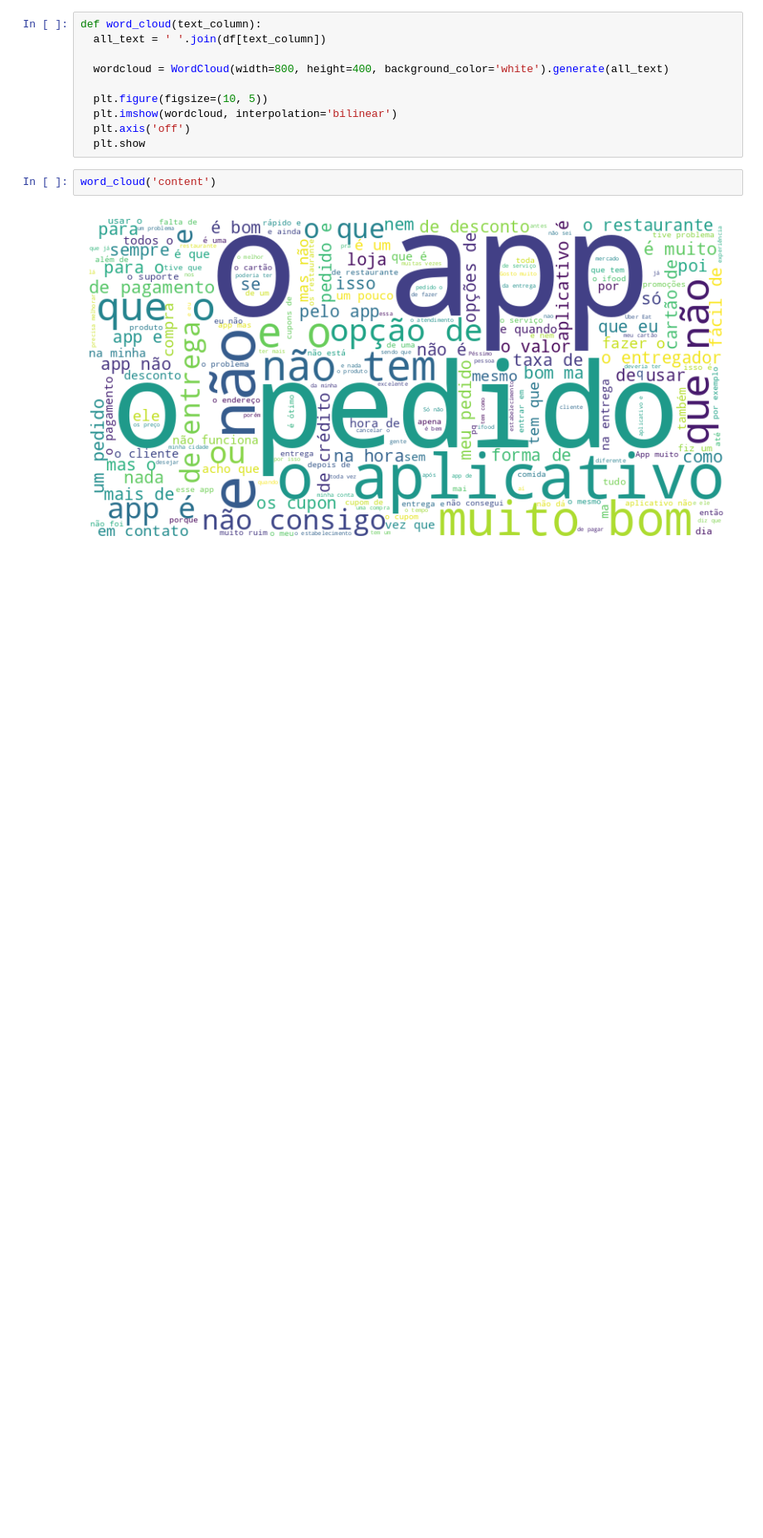
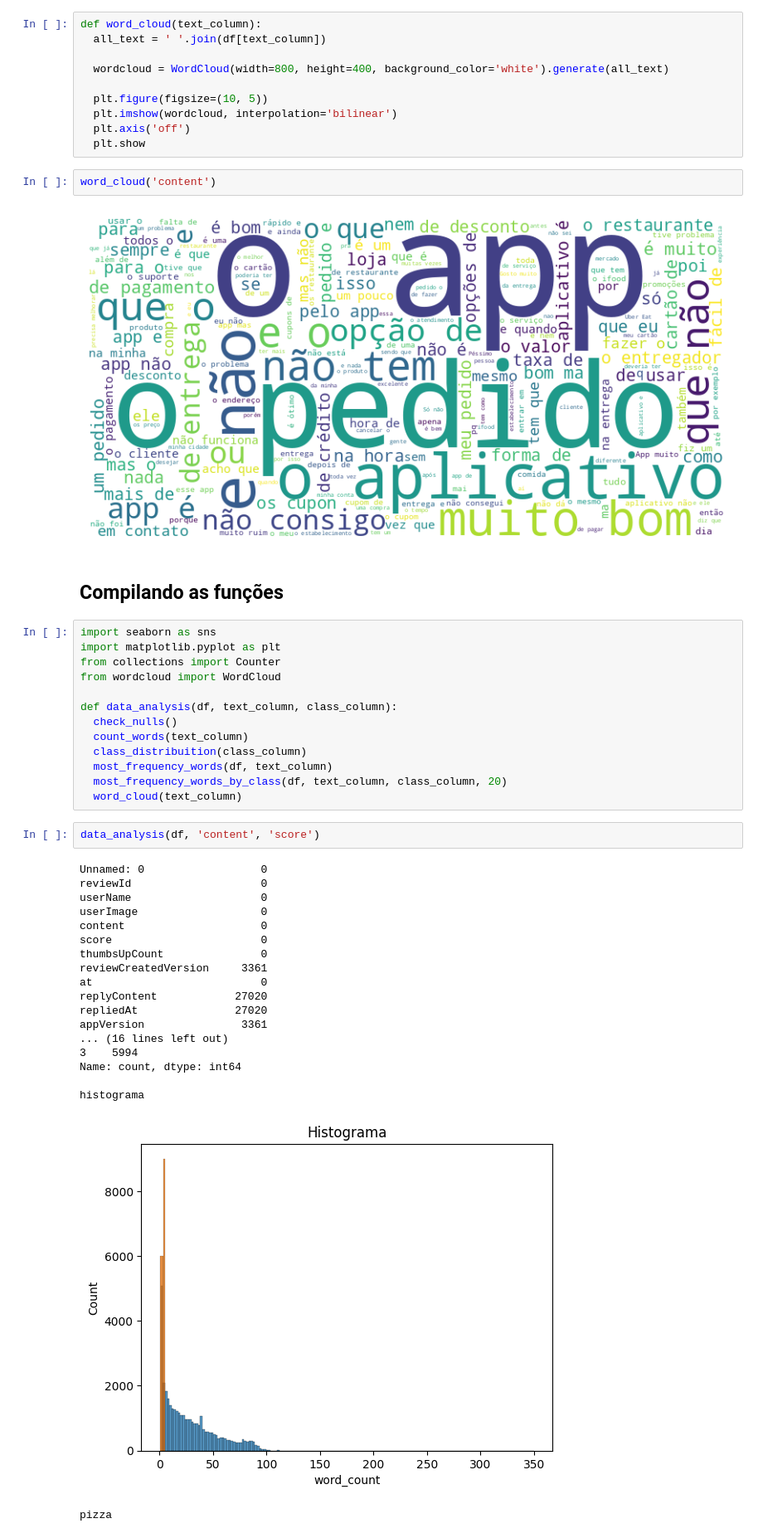
Before and after one commit to ronaldocostajr/phyton-api, a Jupyter notebook: analise_de_sentimentos.ipynb, the cells around one changed output. Shown at 83% size. Drawn from its saved outputs; the diff is of its cells as text; blank space fills up the shorter version.

```diff
--- a/analise_de_sentimentos.ipynb
+++ b/analise_de_sentimentos.ipynb
@@ -384,3 +384,40 @@ def word_cloud(text_column):
 word_cloud('content')
 # %% [output]
 [figure]
+# %% [markdown]
+## Compilando as funções
+# %%
+import seaborn as sns
+import matplotlib.pyplot as plt
+from collections import Counter
+from wordcloud import WordCloud
+
+def data_analysis(df, text_column, class_column):
+  check_nulls()
+  count_words(text_column)
+  class_distribuition(class_column)
+  most_frequency_words(df, text_column)
+  most_frequency_words_by_class(df, text_column, class_column, 20)
+  word_cloud(text_column)
+# %%
+data_analysis(df, 'content', 'score')
+# %% [output]
+Unnamed: 0                  0
+reviewId                    0
+userName                    0
+userImage                   0
+content                     0
+score                       0
+thumbsUpCount               0
+reviewCreatedVersion     3361
+at                          0
+replyContent            27020
+repliedAt               27020
+appVersion               3361
+... (16 lines left out)
+3    5994
+Name: count, dtype: int64
+
+histograma
+[figure, added]
+pizza
```
Also changed, not shown: parts of 1 cell of this notebook.
